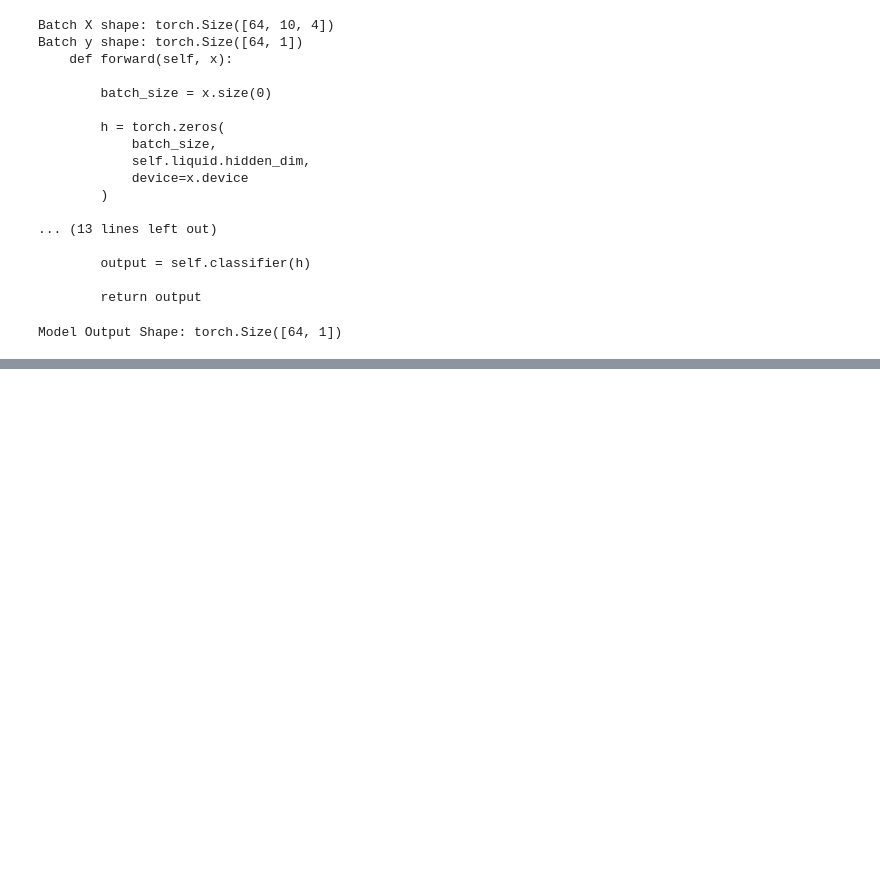
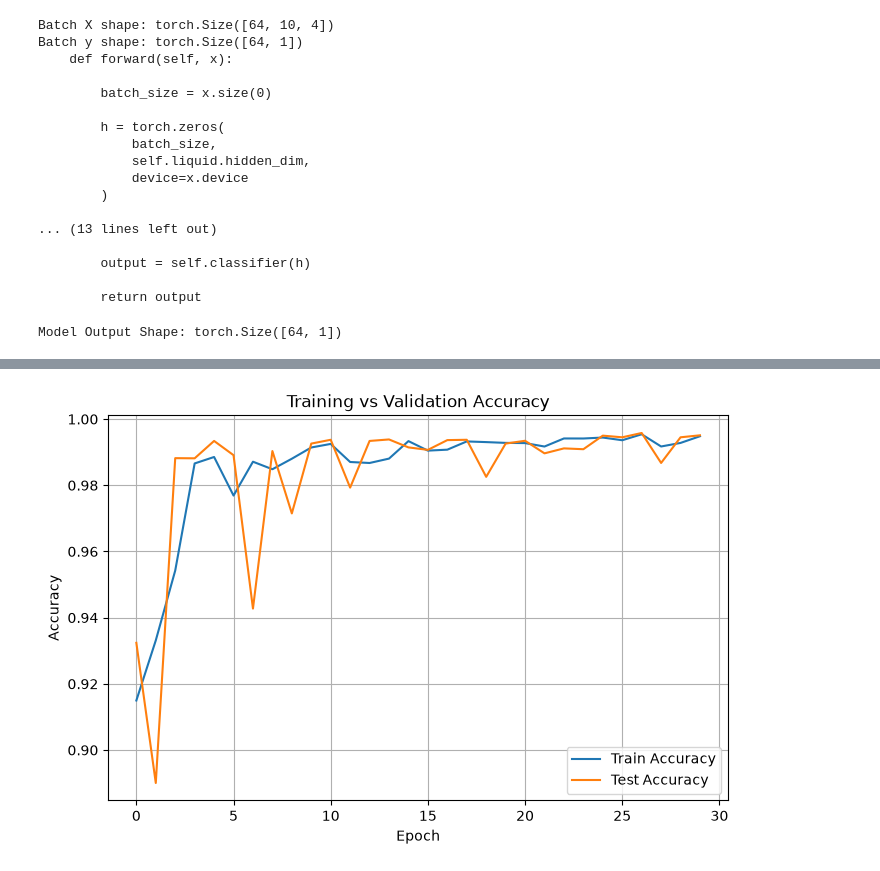
Before and after one commit to Xenomorph006/wqm_final, a Jupyter notebook: wqm_final/WQM_AI/notebooks/02_model.ipynb, the cells around one changed output, grey strips where cells are left out. Saved outputs shown, nothing was run; the diff lists cells and outputs as text; code cells hidden in the pictures; blank space fills up the shorter version.

```diff
--- a/wqm_final/WQM_AI/notebooks/02_model.ipynb
+++ b/wqm_final/WQM_AI/notebooks/02_model.ipynb
@@ -285,0 +302,20 @@ Epoch [19/30] | Train Loss: 0.0182 | Train Acc: 0.9953 | Test Loss: 0.0169 | Tes
+# %%
+plt.figure(figsize=(8,5))
+
+plt.plot(history["train_accuracy"], label="Train Accuracy")
+plt.plot(history["test_accuracy"], label="Test Accuracy")
+
+plt.xlabel("Epoch")
+plt.ylabel("Accuracy")
+
+plt.title("Training vs Validation Accuracy")
+
+plt.legend()
+
+plt.grid(True)
+
+plt.savefig("outputs/plots/accuracy_curve.png", dpi=300)
+
+plt.show()
+# %% [output]
+[figure, added]
```
Also changed, not shown: parts of 12 cells of this notebook, 10 other files.
